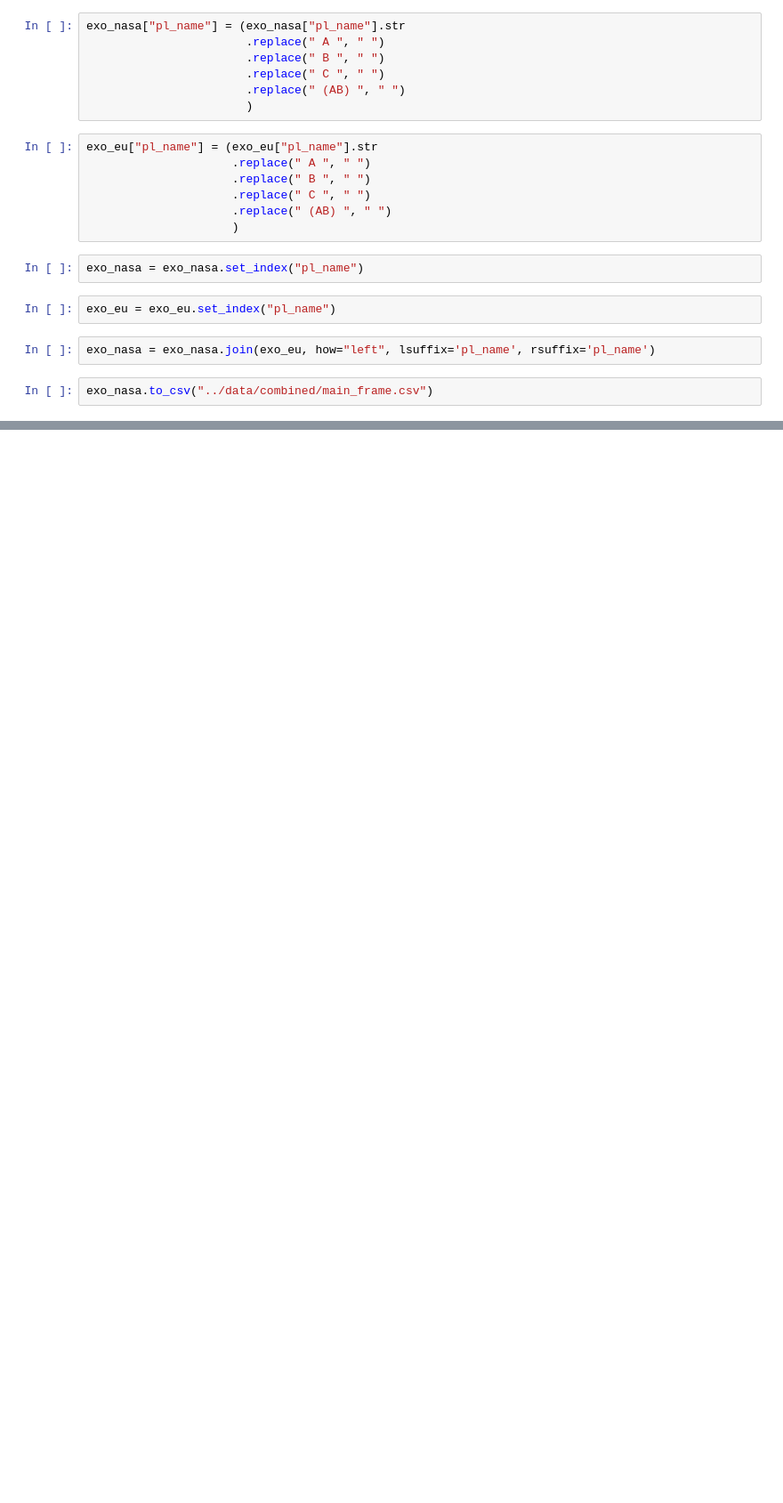
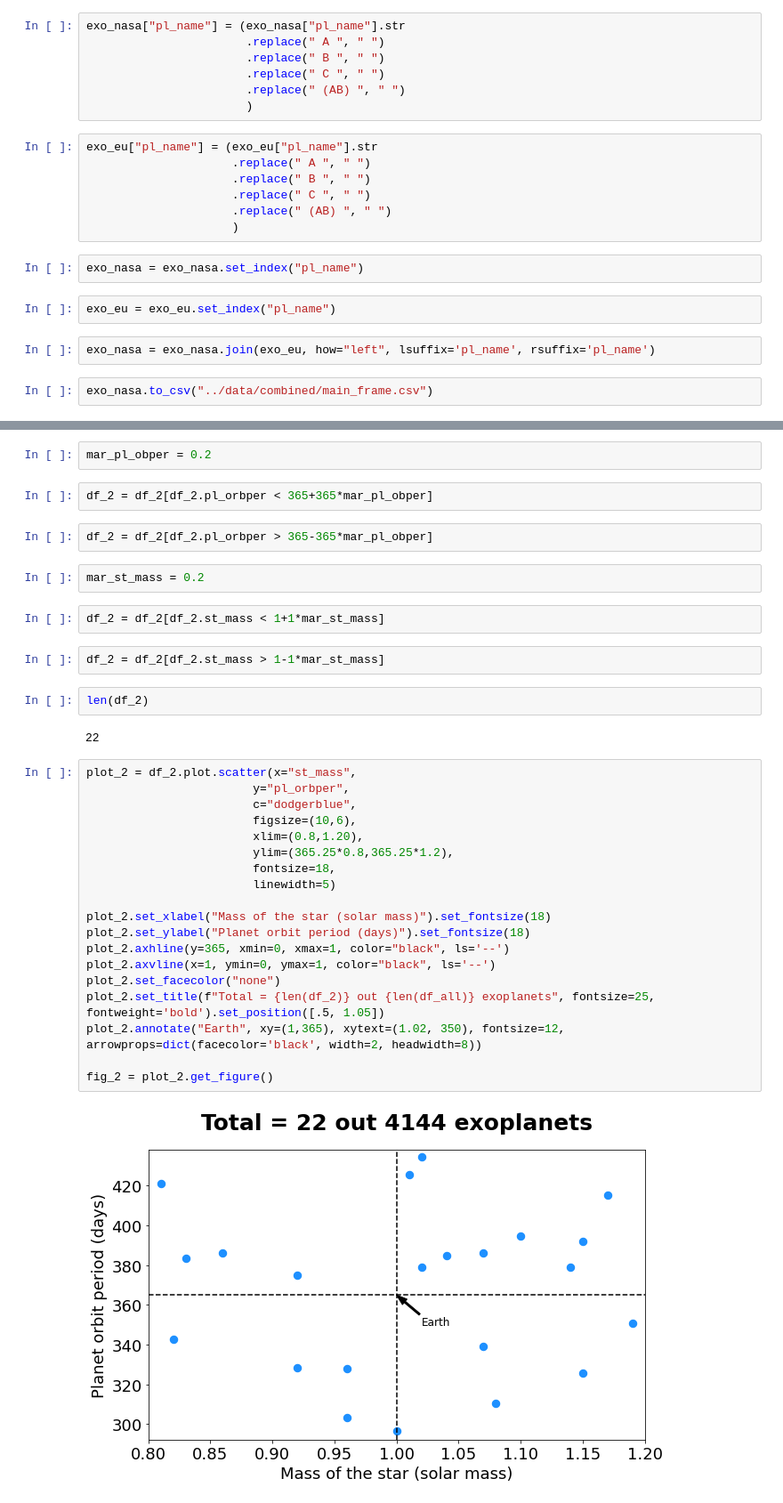
Before and after one commit to AndreasGlassl/Exoplanets, a Jupyter notebook: Notebooks/04_maching_names_and_merge.ipynb, the cells around one changed output, grey strips where cells are left out. Shown at 89% size. Cells and saved outputs as stored; diff of their text form; blank space fills up the shorter version.

```diff
--- a/Notebooks/04_maching_names_and_merge.ipynb
+++ b/Notebooks/04_maching_names_and_merge.ipynb
@@ -39,0 +113,37 @@ exo_nasa.to_csv("../data/combined/main_frame.csv")
+# %%
+mar_pl_obper = 0.2
+# %%
+df_2 = df_2[df_2.pl_orbper < 365+365*mar_pl_obper]
+# %%
+df_2 = df_2[df_2.pl_orbper > 365-365*mar_pl_obper]
+# %%
+mar_st_mass = 0.2
+# %%
+df_2 = df_2[df_2.st_mass < 1+1*mar_st_mass]
+# %%
+df_2 = df_2[df_2.st_mass > 1-1*mar_st_mass]
+# %%
+len(df_2)
+# %% [output]
+22
+# %%
+plot_2 = df_2.plot.scatter(x="st_mass",
+                        y="pl_orbper",
+                        c="dodgerblue",
+                        figsize=(10,6),
+                        xlim=(0.8,1.20),
+                        ylim=(365.25*0.8,365.25*1.2),
+                        fontsize=18,
+                        linewidth=5)
+
+plot_2.set_xlabel("Mass of the star (solar mass)").set_fontsize(18)
+plot_2.set_ylabel("Planet orbit period (days)").set_fontsize(18)
+plot_2.axhline(y=365, xmin=0, xmax=1, color="black", ls='--')
+plot_2.axvline(x=1, ymin=0, ymax=1, color="black", ls='--')
+plot_2.set_facecolor("none")
+plot_2.set_title(f"Total = {len(df_2)} out {len(df_all)} exoplanets", fontsize=25, fontweight='bold').set_position([.5, 1.05])
+plot_2.annotate("Earth", xy=(1,365), xytext=(1.02, 350), fontsize=12, arrowprops=dict(facecolor='black', width=2, headwidth=8))
+
+fig_2 = plot_2.get_figure()
+# %% [output]
+[figure, added]
```
Also changed, not shown: parts of 17 cells of this notebook, 14 other files.
